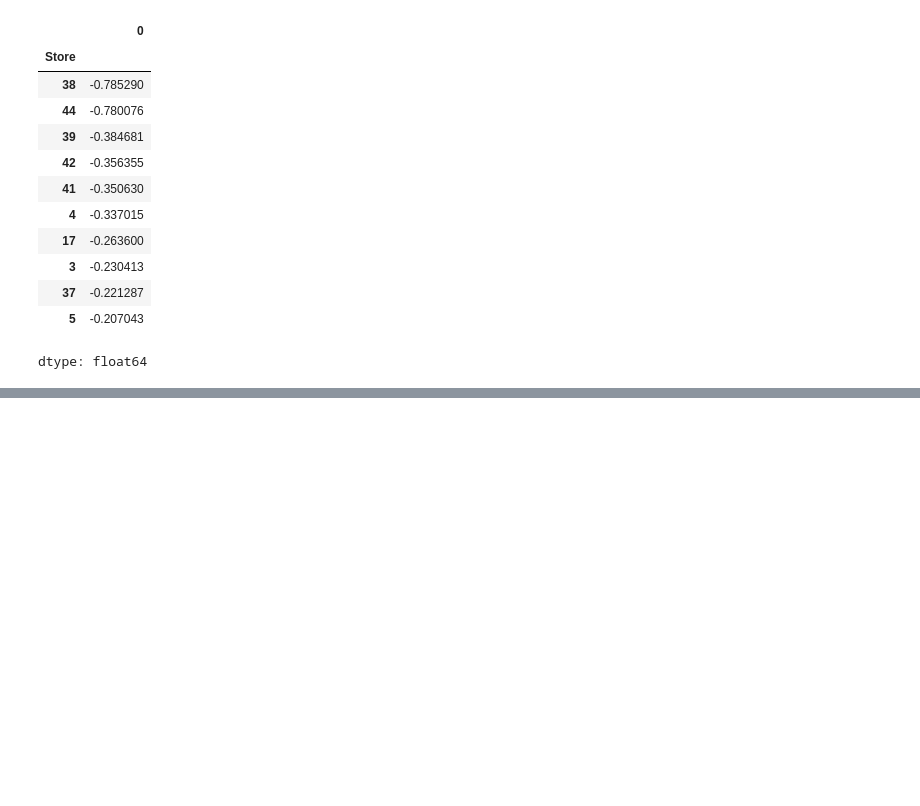
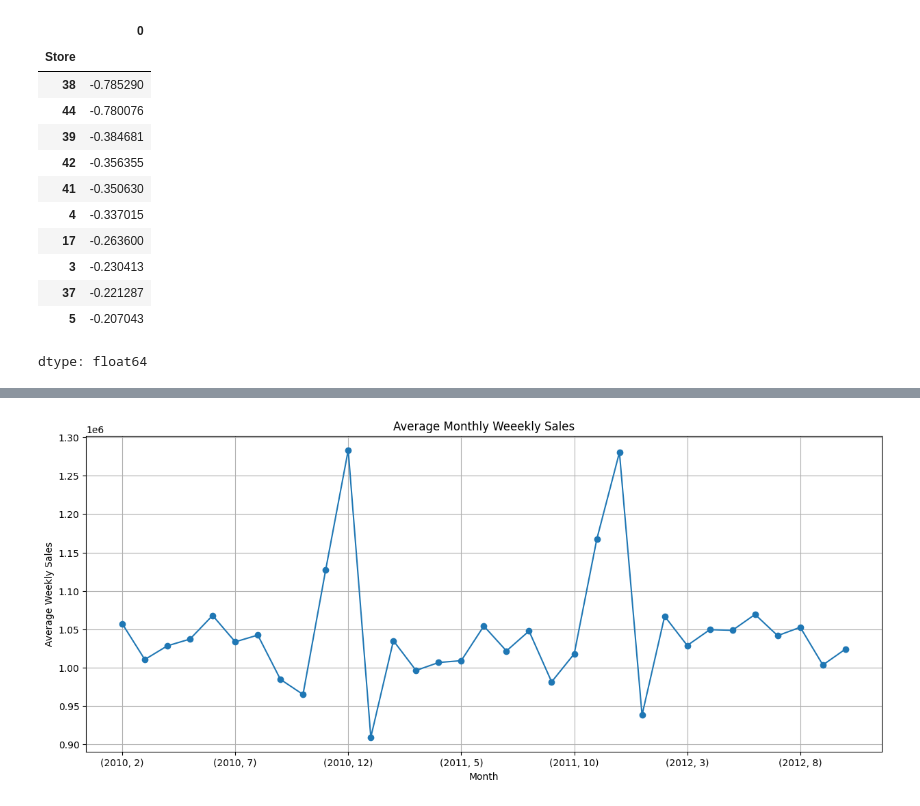
Before and after one commit to shouryalakhanpal123-gif/WALLMART-PROJECT-, a Jupyter notebook: Untitled3.ipynb, the cells around one changed output, grey strips where cells are left out. Saved outputs shown, nothing was run; the diff lists cells and outputs as text; code cells hidden in the pictures; blank space fills up the shorter version.

```diff
--- a/Untitled3.ipynb
+++ b/Untitled3.ipynb
@@ -12,7 +12,7 @@ from sklearn.metrics  import mean_absolute_error,mean_squared_error, r2_score
 import warnings
 warnings.filterwarnings('ignore')
 # %%
-df = pd.read_csv('/content/Walmart_DataSet[1].csv')
+df = pd.read_csv('/content/Walmart DataSet.csv')
 # %%
 df.head()
 # %% [output]
@@ -277,0 +280,6 @@ dtype: float64
+# %%
+df['Month'] = df['Date'].dt.month
+df['Year'] = df['Date'].dt.year
+# %%
+monthly_sales = df.groupby(['Year', 'Month'])['Weekly_Sales'].mean()
+monthly_sales
@@ -277,0 +306,12 @@ dtype: float64
+# %%
+plt.figure(figsize=(15,6))
+
+monthly_sales.plot(marker='o')
+
+plt.title('Average Monthly Weeekly Sales')
+plt.xlabel('Month')
+plt.ylabel('Average Weekly Sales')
+plt.grid()
+plt.show()
+# %% [output]
+[figure, added]
```
Also changed, not shown: parts of 68 cells of this notebook.
